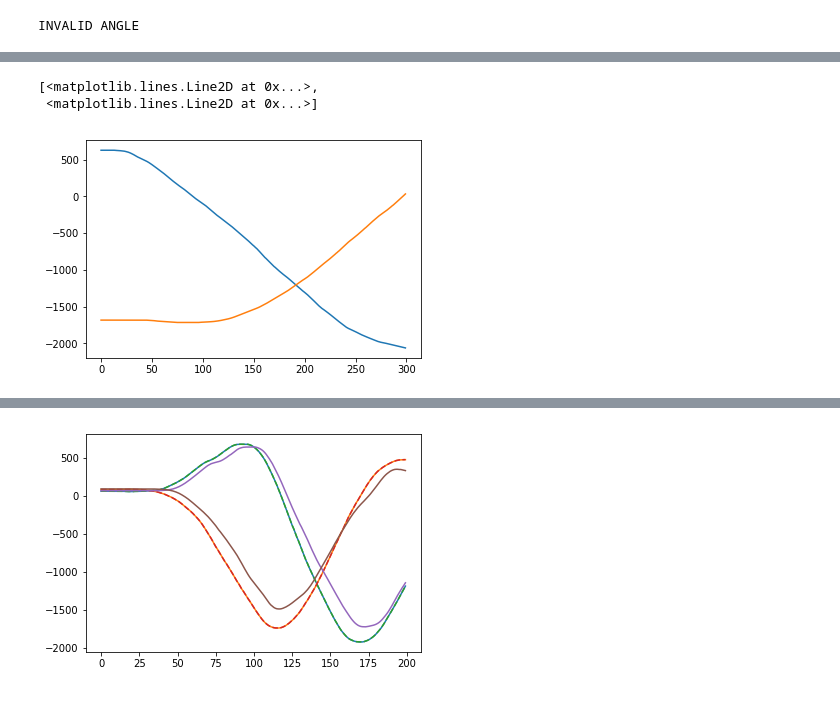
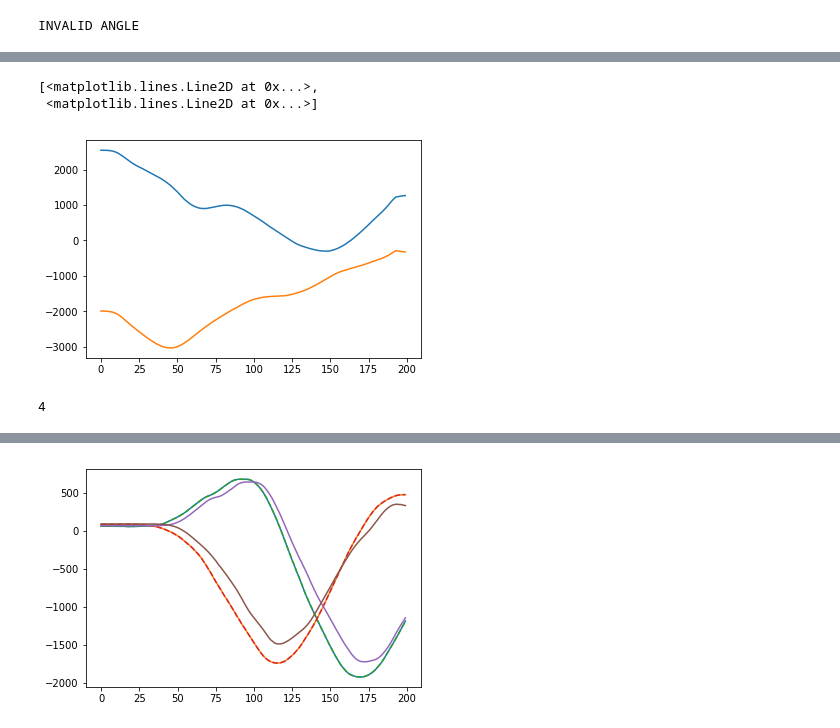
Before and after one commit to Jonathan23Ananda/ODrive, a Jupyter notebook: lab/simplemotor.ipynb, the cells around one changed output, grey strips where cells are left out. Saved outputs shown, nothing was run; the diff lists cells and outputs as text; code cells hidden in the pictures.

```diff
--- a/lab/simplemotor.ipynb
+++ b/lab/simplemotor.ipynb
@@ -85,7 +85,7 @@ my_drive.axis0.motor.config.current_lim = 20.0
 my_drive.axis0.motor.config.motor_type = 2
 # Motor 1
 my_drive.axis1.motor.config.calibration_current = 8.0
-my_drive.axis1.motor.config.current_lim = 20.0
+my_drive.axis1.motor.config.current_lim = 10
 my_drive.axis1.motor.config.motor_type = 2
 # %%
 # ---------------------------------Calibration modes----------------------------------------------------
@@ -234,0 +231,11 @@ my_drive.axis1.requested_state = AXIS_STATE_IDLE
+# %%
+def find_closest(pos0, pos1, array):
+    point = [10000, 10000] # set initial to very large distance first
+    for i in range(len(array)):
+
+        #NEED TO TAKE ACCOUNT THE UNSIGNED VALUES OF SETPOINT
+
+        if ((pos0 - array[i][0])**2 +(pos1 - array[i][1] )**2)**(1/2) < ((pos0 - point[0])**2 +(pos1 - point[1])**2)**(1/2):
+            point = [array[i][0],array[i][1]]
+
+    return point
@@ -234,0 +245,20 @@ my_drive.axis1.requested_state = AXIS_STATE_IDLE
+# %%
+'''REGION'''
+
+set_PID(100, 4.5e-4, 0)# 650 2e-4 3e-4
+
+my_drive.axis0.requested_state = AXIS_STATE_CLOSED_LOOP_CONTROL
+my_drive.axis1.requested_state = AXIS_STATE_CLOSED_LOOP_CONTROL
+
+while True:
+
+    pos0 = my_drive.axis0.encoder.pos_estimate
+    pos1 = my_drive.axis1.encoder.pos_estimate
+
+    if check_in_array(pos0, pos1, trajectory_pos) == False: # current position not in saved array
+
+        # find closest point in array from current location
+        set0, set1 = find_closest(pos0, pos1, trajectory_pos)
+
+        my_drive.axis0.controller.pos_setpoint = set0
+        my_drive.axis1.controller.pos_setpoint = set1
@@ -235,20 +275,32 @@ my_drive.axis1.requested_state = AXIS_STATE_IDLE
 # %%
 '''RECORD'''
 
-trajectory = []
-duration = 3 # seconds
+trajectory_pos = []
+duration = 2 # seconds
 dt = 0.01 # seconds
 num = int(duration/dt)
 
 for _ in range(num):
     pos0 = my_drive.axis0.encoder.pos_estimate
     pos1 = my_drive.axis1.encoder.pos_estimate
+    trajectory_pos.append([pos0, pos1])
 
-    trajectory.append([pos0, pos1])
+    #vel0 = my_drive.axis0.encoder.vel_estimate
+    #vel1 = my_drive.axis1.encoder.vel_estimate
+    #trajectory_vel.append([vel0, vel1])
+
     time.sleep(dt)
 
-plt.plot(trajectory)
+plt.plot(trajectory_pos)
 # %% [output]
 [<matplotlib.lines.Line2D at 0x...>,
  <matplotlib.lines.Line2D at 0x...>]
-[figure, old version]
+[figure, new version]
+# %%
+test = []
+test.append([1, 2])
+test.append([4, 5])
+test.append([7,8])
+test[1][0]
+# %% [output]
+4
```
Also changed, not shown: parts of 26 cells of this notebook.
